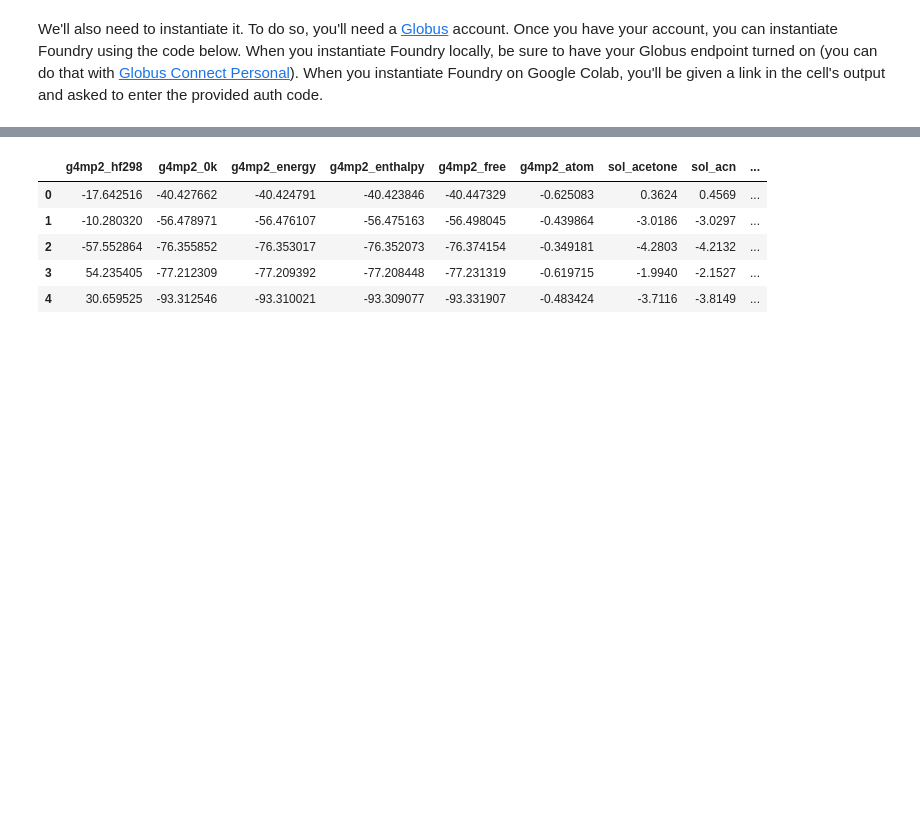
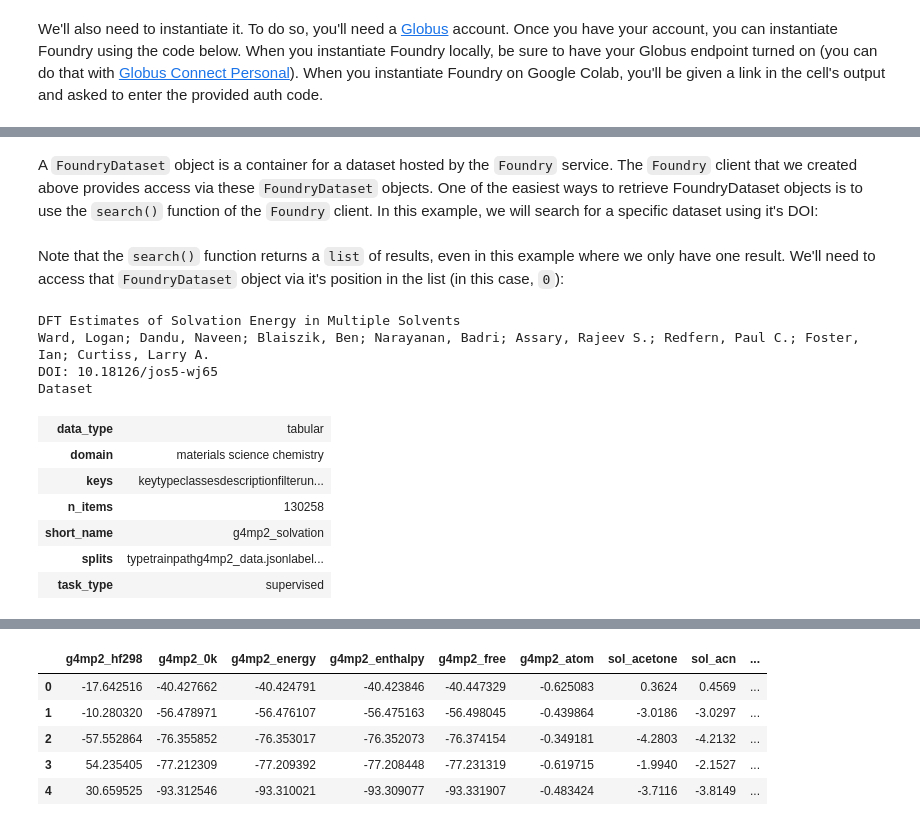
Before and after one commit to MLMI2-CSSI/foundry, a Jupyter notebook: examples/g4mp2-solvation/g4mp2_solvation_demo.ipynb, the cells around one changed output, grey strips where cells are left out. Cells and saved outputs as stored; diff of their text form; code cells hidden in the pictures; blank space fills up the shorter version.

```diff
--- a/examples/g4mp2-solvation/g4mp2_solvation_demo.ipynb
+++ b/examples/g4mp2-solvation/g4mp2_solvation_demo.ipynb
@@ -87,0 +57,24 @@ Dataset
+# %%
+f = Foundry(globus=globus)
+# %% [markdown]
+A `FoundryDataset` object is a container for a dataset hosted by the `Foundry` service. The `Foundry` client that we created above provides access via these `FoundryDataset` objects. One of the easiest ways to retrieve FoundryDataset objects is to use the `search()` function of the `Foundry` client. In this example, we will search for a specific dataset using it's DOI:
+# %%
+dataset_list = f.search("10.18126/jos5-wj65", as_list=True)
+# %% [markdown]
+Note that the `search()` function returns a `list` of results, even in this example where we only have one result. We'll need to access that `FoundryDataset` object via it's position in the list (in this case, `0`):
+# %%
+zeolite_dataset = dataset_list[0]
+# %%
+zeolite_dataset
+# %% [output]
+DFT Estimates of Solvation Energy in Multiple Solvents
+Ward, Logan; Dandu, Naveen; Blaiszik, Ben; Narayanan, Badri; Assary, Rajeev S.; Redfern, Paul C.; Foster, Ian; Curtiss, Larry A.
+DOI: 10.18126/jos5-wj65
+Dataset
+| data_type | tabular |
+| domain | materials science chemistry |
+| keys | keytypeclassesdescriptionfilterun... |
+| n_items | 130258 |
+| short_name | g4mp2_solvation |
+| splits | typetrainpathg4mp2_data.jsonlabel... |
+| task_type | supervised |
```
Also changed, not shown: parts of 11 cells of this notebook, 16 other files.
